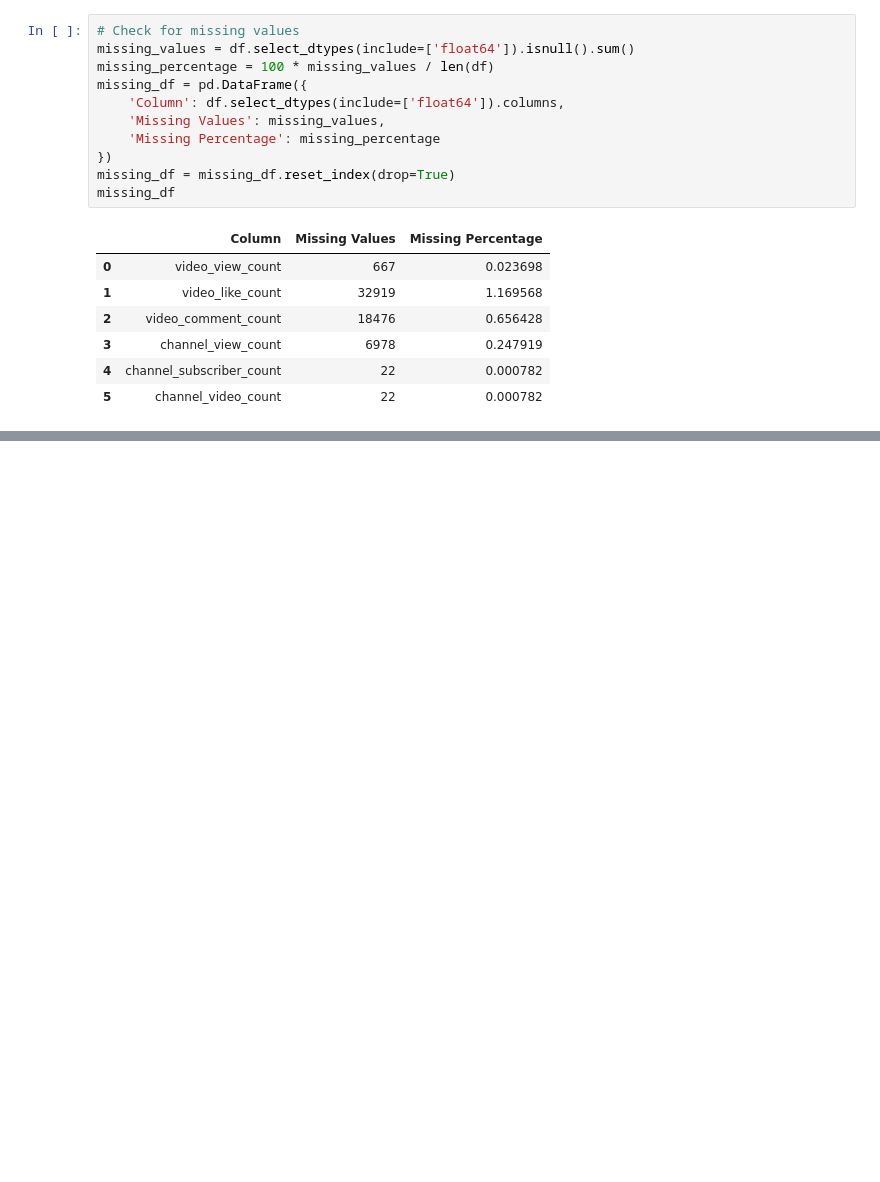
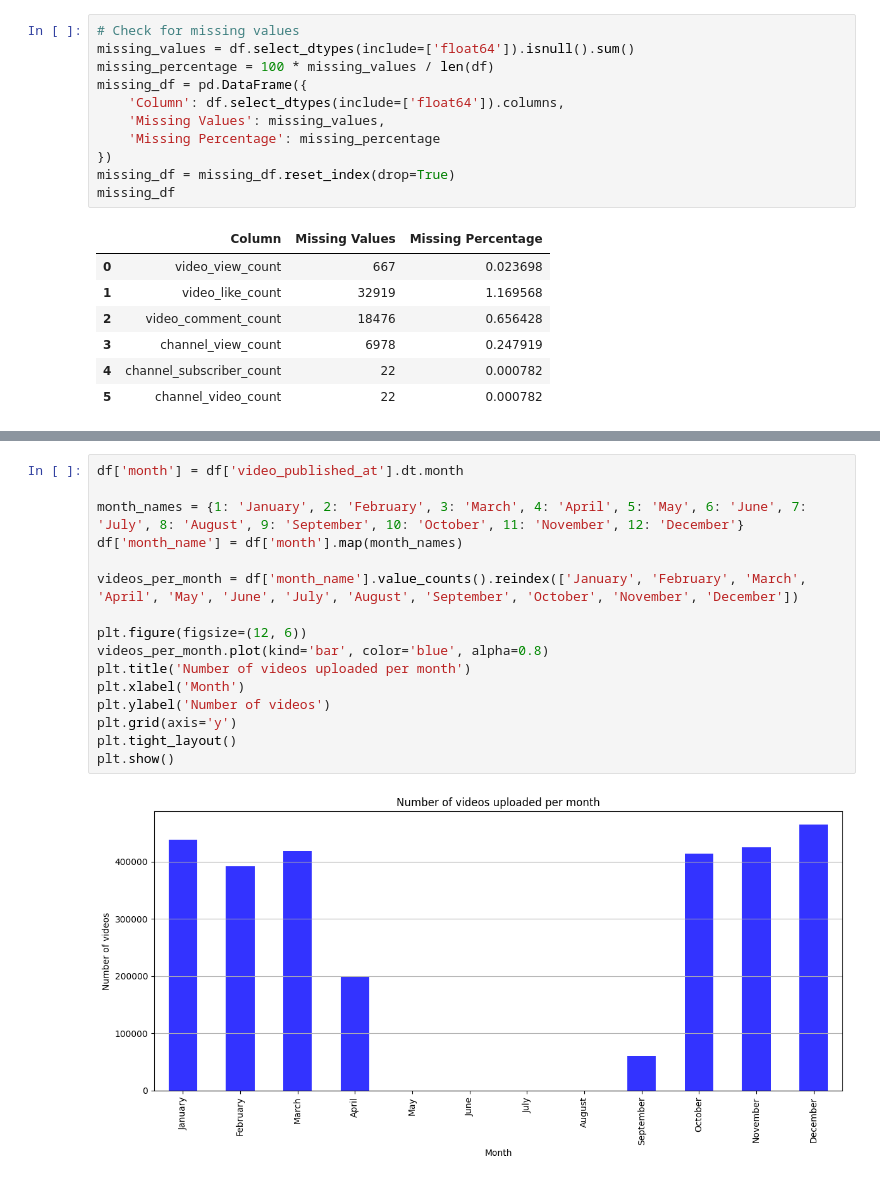
Before and after one commit to eddelojeda/youtube_trends, a Jupyter notebook: notebooks/0.1_Preprocessed_Data_Exploration.ipynb, the cells around one changed output, grey strips where cells are left out. Drawn from its saved outputs; the diff is of its cells as text; blank space fills up the shorter version.

```diff
--- a/notebooks/0.1_Preprocessed_Data_Exploration.ipynb
+++ b/notebooks/0.1_Preprocessed_Data_Exploration.ipynb
@@ -227,0 +334,18 @@ plt.show()
+# %%
+df['month'] = df['video_published_at'].dt.month
+
+month_names = {1: 'January', 2: 'February', 3: 'March', 4: 'April', 5: 'May', 6: 'June', 7: 'July', 8: 'August', 9: 'September', 10: 'October', 11: 'November', 12: 'December'}
+df['month_name'] = df['month'].map(month_names)
+
+videos_per_month = df['month_name'].value_counts().reindex(['January', 'February', 'March', 'April', 'May', 'June', 'July', 'August', 'September', 'October', 'November', 'December'])
+
+plt.figure(figsize=(12, 6))
+videos_per_month.plot(kind='bar', color='blue', alpha=0.8)
+plt.title('Number of videos uploaded per month')
+plt.xlabel('Month')
+plt.ylabel('Number of videos')
+plt.grid(axis='y')
+plt.tight_layout()
+plt.show()
+# %% [output]
+[figure, added]
```
Also changed, not shown: parts of 16 cells of this notebook.
